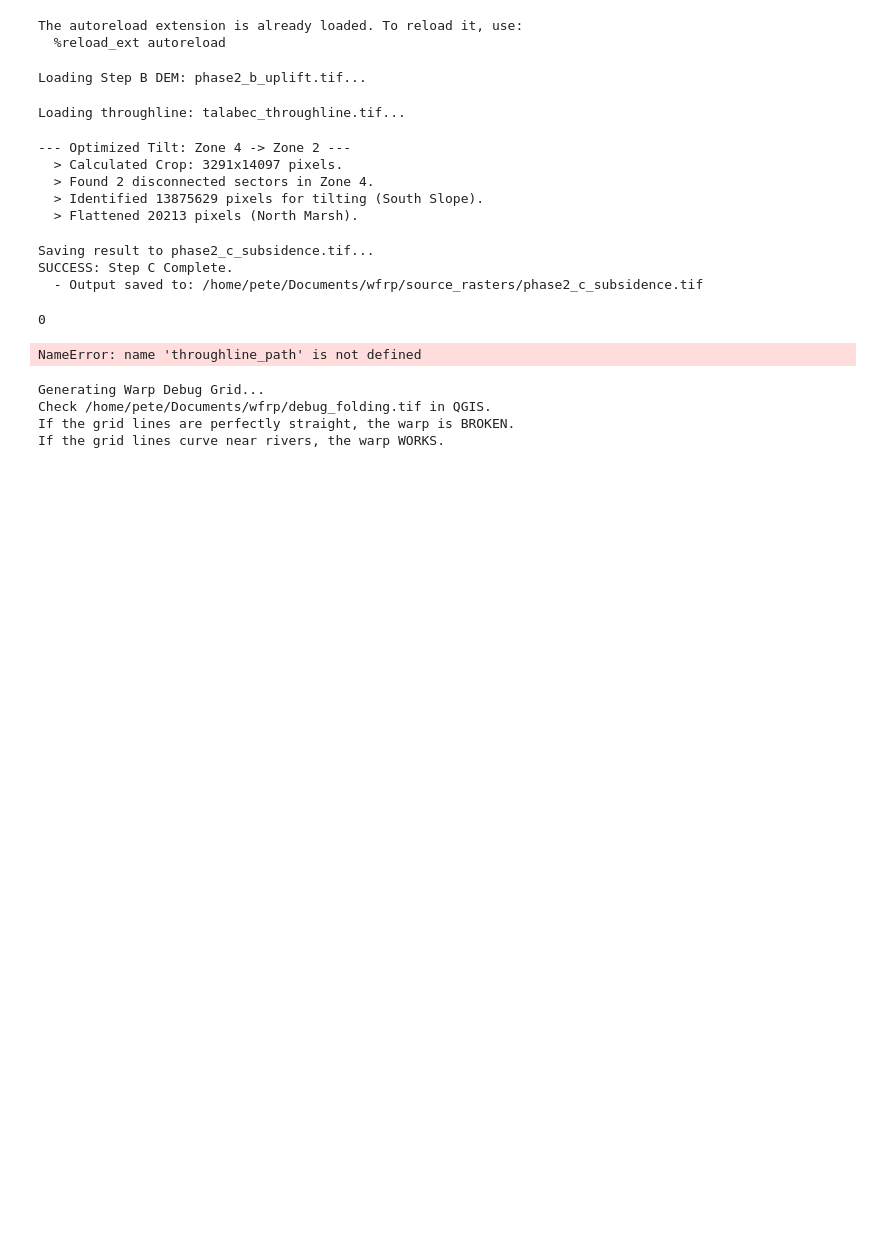
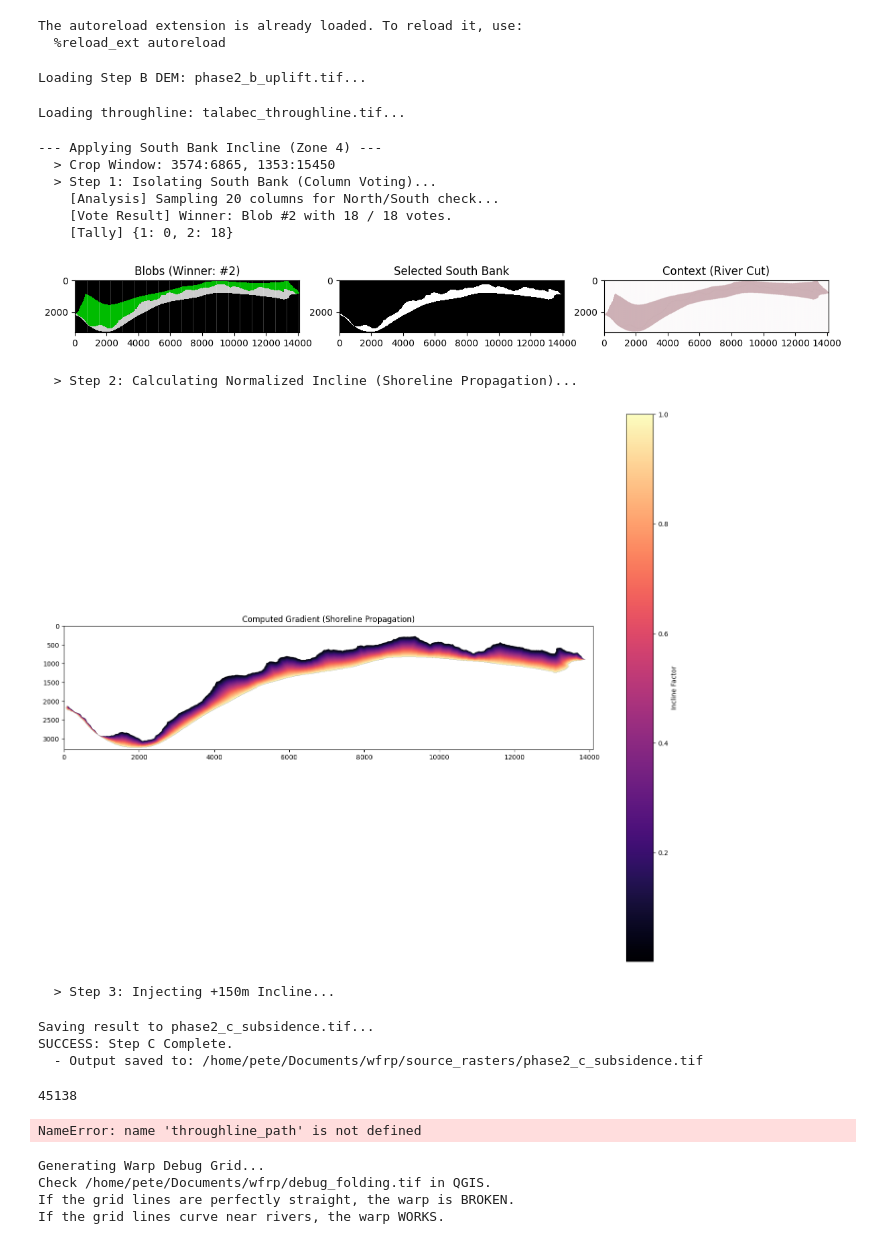
Before and after one commit to pete-jacobsson/enemy_rebuilt, a Jupyter notebook: wfrp_empire_phys_geo.ipynb, the cells around one changed output. Drawn from its saved outputs; the diff is of its cells as text; code cells hidden in the pictures; blank space fills up the shorter version.

```diff
--- a/wfrp_empire_phys_geo.ipynb
+++ b/wfrp_empire_phys_geo.ipynb
@@ -769,9 +769,7 @@ throughline_path  = os.path.join(INPUT_DIR, "processed_masks", "talabec_throughl
 
 # Tectonic Parameters
 TARGET_ZONE = 4      # The Talabec Corridor
-ANCHOR_ZONE = 2      # The Barren Hills (Any Zone 2 South of the river)
-FLOOR_HEIGHT = 100   # Marsh/River height
-CEILING_HEIGHT = 250 # Hill height
+INCLINE_HEIGHT = 150 # Max height to ADD at the southern edge (0 at river -> 150 at edge)
 SCALE_FACTOR = 2
 # %%
 # 2. Load Data
@@ -795,23 +793,26 @@ Loading throughline: talabec_throughline.tif...
 # %%
 # 3. Execution
 # -----------------------------------------------------------------------------
 # This function handles the blob detection internally
-tilted_dem = apply_constrained_tilt_optimized(
+tilted_dem = apply_south_bank_ramp(
     dem_array=dem_step_b,
     gcm_array=gcm,
     throughline_mask=throughline,
     target_zone_id=TARGET_ZONE,
-    anchor_zone_id=ANCHOR_ZONE,
-    floor_m=FLOOR_HEIGHT,
-    ceiling_m=CEILING_HEIGHT,
+    incline_m=INCLINE_HEIGHT,
     scale_factor=SCALE_FACTOR
 )
 # %% [output]
---- Optimized Tilt: Zone 4 -> Zone 2 ---
-  > Calculated Crop: 3291x14097 pixels.
-  > Found 2 disconnected sectors in Zone 4.
-  > Identified 13875629 pixels for tilting (South Slope).
-  > Flattened 20213 pixels (North Marsh).
+--- Applying South Bank Incline (Zone 4) ---
+  > Crop Window: 3574:6865, 1353:15450
+  > Step 1: Isolating South Bank (Column Voting)...
+    [Analysis] Sampling 20 columns for North/South check...
+    [Vote Result] Winner: Blob #2 with 18 / 18 votes.
+    [Tally] {1: 0, 2: 18}
+[figure, added]
+  > Step 2: Calculating Normalized Incline (Shoreline Propagation)...
+[figure, added]
+  > Step 3: Injecting +150m Incline...
 # %%
 # 4. Save Output
 # -----------------------------------------------------------------------------
@@ -844,7 +845,7 @@ del tilted_dem
 import gc
 gc.collect()
 # %% [output]
-0
+45138
 # %%
 # %% [output]
 NameError: name 'throughline_path' is not defined
```
Also changed, not shown: parts of 2 cells of this notebook, 2 other files.
